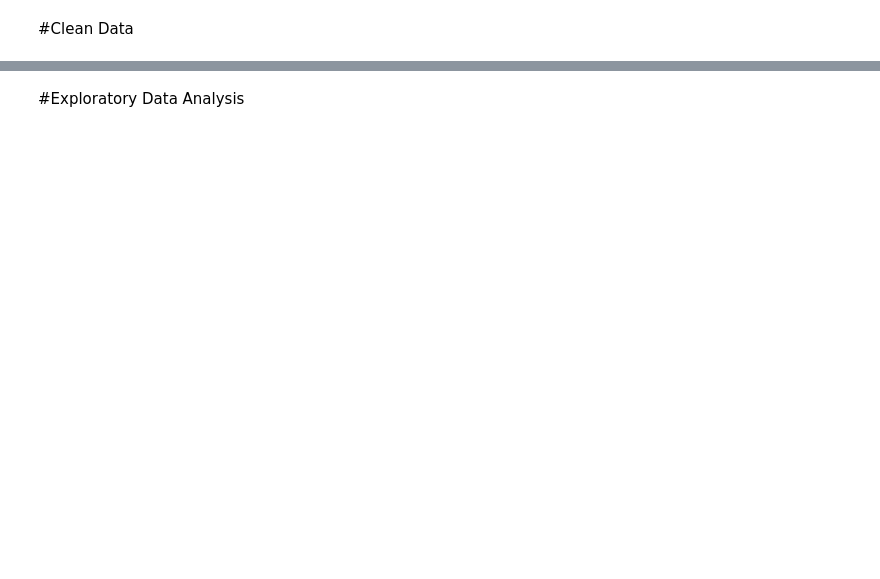
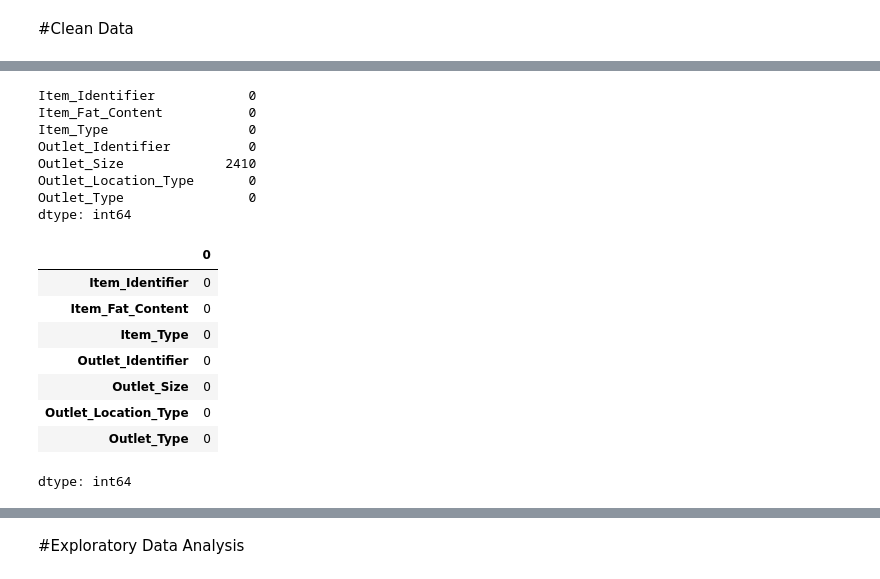
Before and after one commit to MutasemAlsallout0/Prediction-of-Product-Sales, a Jupyter notebook: Prediction_of_Product_Sales.ipynb, the cells around one changed output, grey strips where cells are left out. Drawn from its saved outputs; the diff is of its cells as text; code cells hidden in the pictures; blank space fills up the shorter version.

```diff
--- a/Prediction_of_Product_Sales.ipynb
+++ b/Prediction_of_Product_Sales.ipynb
@@ -16,0 +91,4 @@
+# %%
+#First: I saved list of categorical column name.
+categorical_cols = df.select_dtypes('object').columns.tolist()
+categorical_cols
@@ -16,0 +103,27 @@
+# %%
+# I used the list of categorical columns to fill null values with mode
+print(df[categorical_cols].isna().sum())
+
+mode_outlet_size = df['Outlet_Size'].mode()[0]
+df['Outlet_Size'] = df['Outlet_Size'].fillna(mode_outlet_size)
+
+
+df[categorical_cols].isna().sum()
+# %% [output]
+Item_Identifier            0
+Item_Fat_Content           0
+Item_Type                  0
+Outlet_Identifier          0
+Outlet_Size             2410
+Outlet_Location_Type       0
+Outlet_Type                0
+dtype: int64
+|  | 0 |
+| Item_Identifier | 0 |
+| Item_Fat_Content | 0 |
+| Item_Type | 0 |
+| Outlet_Identifier | 0 |
+| Outlet_Size | 0 |
+| Outlet_Location_Type | 0 |
+| Outlet_Type | 0 |
+dtype: int64
```
Also changed, not shown: parts of 15 cells of this notebook.
